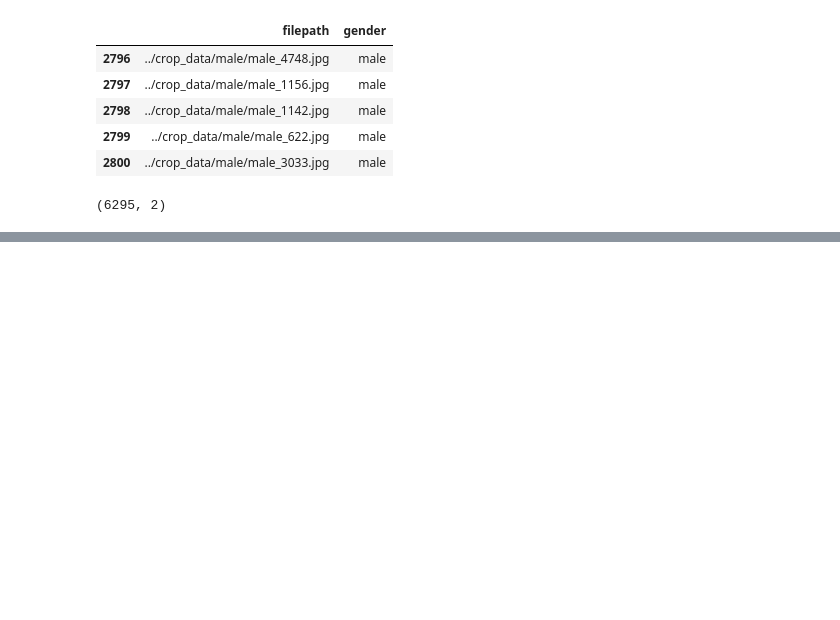
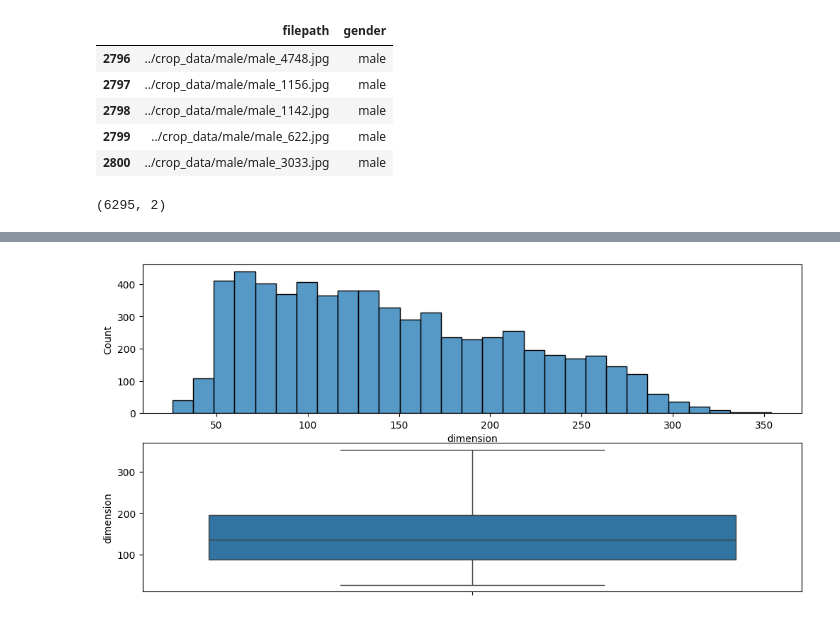
Before and after one commit to AndreasNugoho/face-reg, a Jupyter notebook: 2_Face_Reg_Scratch/02_data_preprocessing_EDA.ipynb, the cells around one changed output, grey strips where cells are left out. Cells and saved outputs as stored; diff of their text form; code cells hidden in the pictures; blank space fills up the shorter version.

```diff
--- a/2_Face_Reg_Scratch/02_data_preprocessing_EDA.ipynb
+++ b/2_Face_Reg_Scratch/02_data_preprocessing_EDA.ipynb
@@ -68,0 +93,11 @@ df['dimension'] = df['filepath'].apply(get_size)
+# %%
+# histrogram
+# tambah box plot
+plt.figure(figsize=(12,6))
+plt.subplot(2,1,1)
+sns.histplot(df['dimension'])
+plt.subplot(2,1,2)
+sns.boxplot(df['dimension'])
+plt.show()
+# %% [output]
+[figure, added]
```
Also changed, not shown: parts of 3 cells of this notebook.
